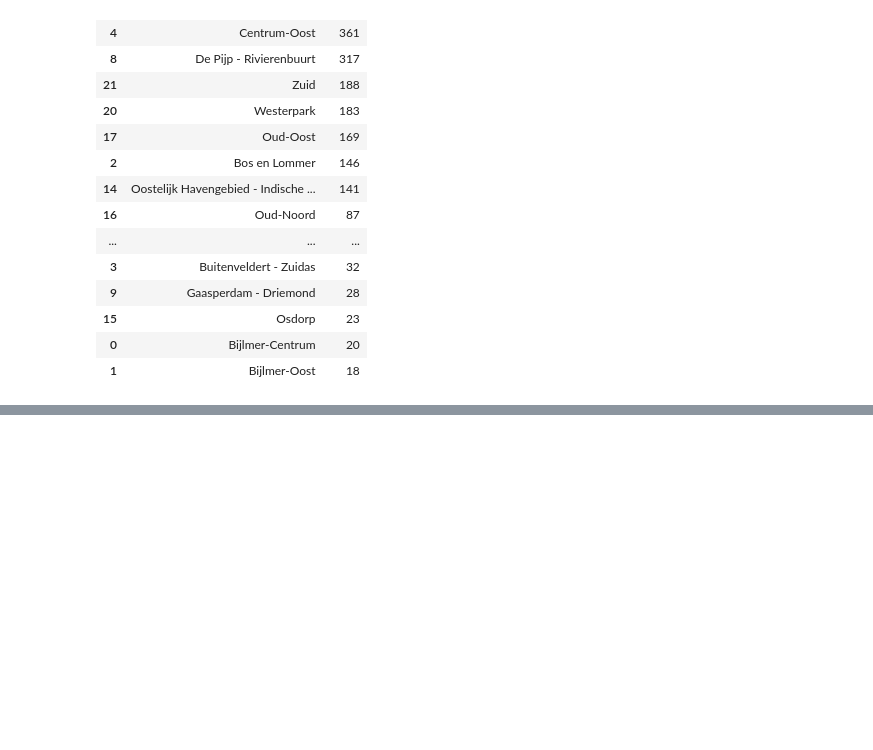
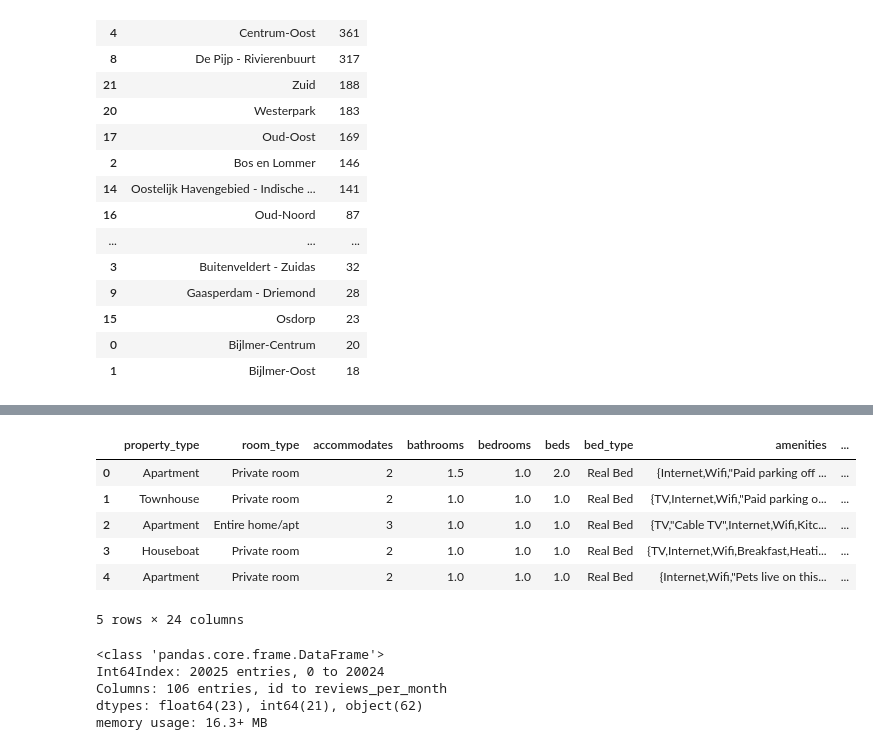
Before and after one commit to Daesparz/airbnb_amsterdam, a Jupyter notebook: Data_analysis/analysis_neighborhoods.ipynb, the cells around one changed output, grey strips where cells are left out. Drawn from its saved outputs; the diff is of its cells as text; code cells hidden in the pictures; blank space fills up the shorter version.

```diff
--- a/Data_analysis/analysis_neighborhoods.ipynb
+++ b/Data_analysis/analysis_neighborhoods.ipynb
@@ -318,0 +405,10 @@ superhosts.sort_values(by=['count'], ascending=False)
+# %%
+properties.head()
+# %% [output]
+|  | property_type | room_type | accommodates | bathrooms | bedrooms | beds | bed_type | amenities | ... |
+| 0 | Apartment | Private room | 2 | 1.5 | 1.0 | 2.0 | Real Bed | {Internet,Wifi,"Paid parking off ... | ... |
+| 1 | Townhouse | Private room | 2 | 1.0 | 1.0 | 1.0 | Real Bed | {TV,Internet,Wifi,"Paid parking o... | ... |
+| 2 | Apartment | Entire home/apt | 3 | 1.0 | 1.0 | 1.0 | Real Bed | {TV,"Cable TV",Internet,Wifi,Kitc... | ... |
+| 3 | Houseboat | Private room | 2 | 1.0 | 1.0 | 1.0 | Real Bed | {TV,Internet,Wifi,Breakfast,Heati... | ... |
+| 4 | Apartment | Private room | 2 | 1.0 | 1.0 | 1.0 | Real Bed | {Internet,Wifi,"Pets live on this... | ... |
+5 rows × 24 columns
@@ -318,0 +417,8 @@ superhosts.sort_values(by=['count'], ascending=False)
+# %%
+listing.info()
+# %% [output]
+<class 'pandas.core.frame.DataFrame'>
+Int64Index: 20025 entries, 0 to 20024
+Columns: 106 entries, id to reviews_per_month
+dtypes: float64(23), int64(21), object(62)
+memory usage: 16.3+ MB
```
Also changed, not shown: parts of 18 cells of this notebook.
